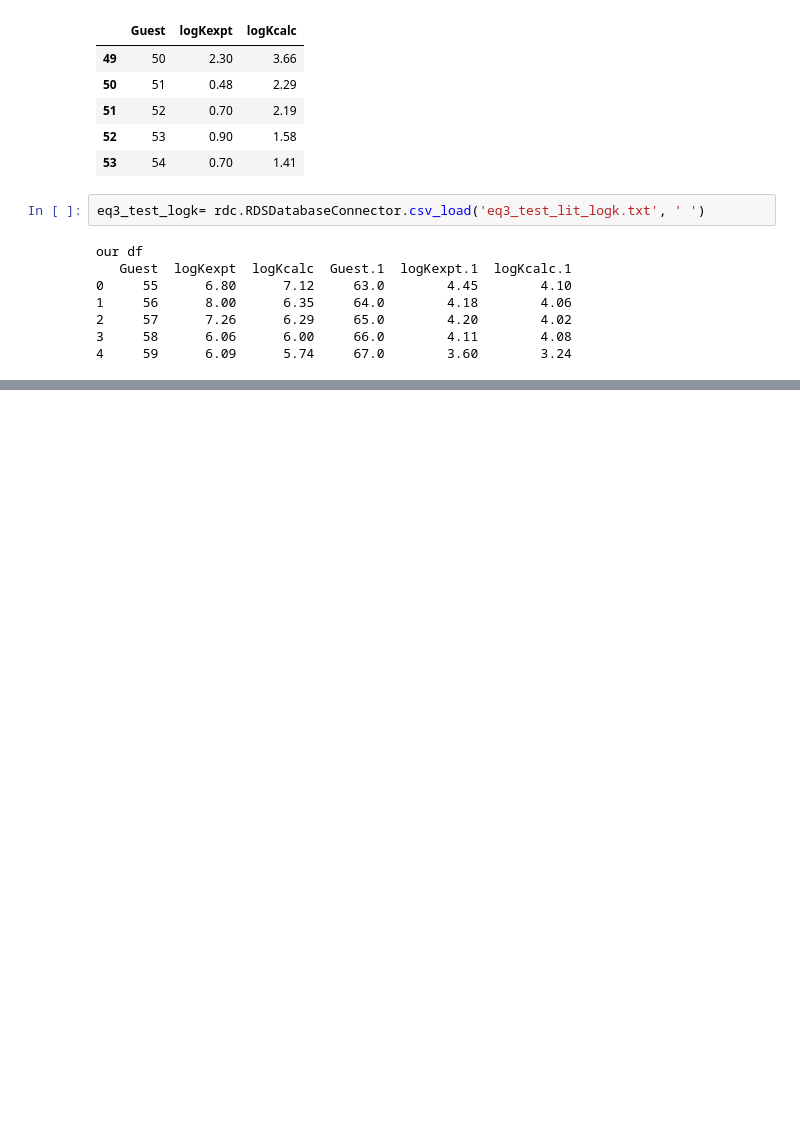
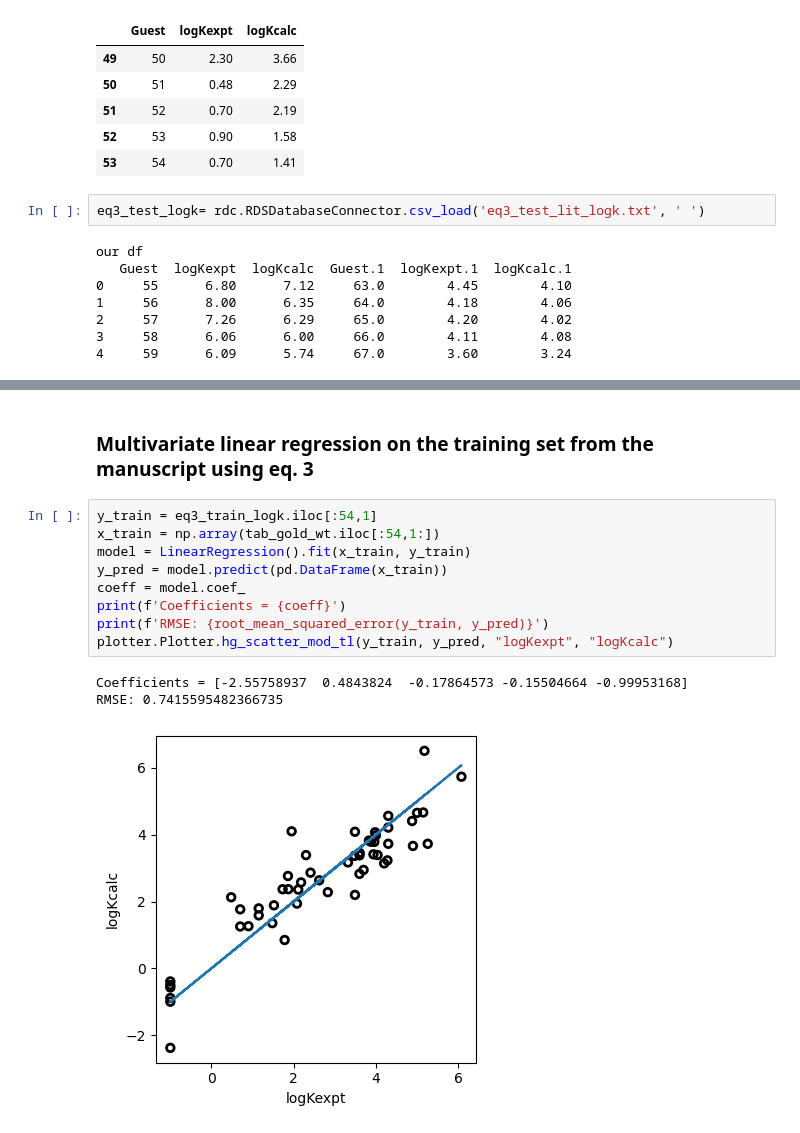
Before and after one commit to drsimonturega/vs_supra_rep, a Jupyter notebook: vs_supra_rep_001.ipynb, the cells around one changed output, grey strips where cells are left out. Drawn from its saved outputs; the diff is of its cells as text; blank space fills up the shorter version.

```diff
--- a/vs_supra_rep_001.ipynb
+++ b/vs_supra_rep_001.ipynb
@@ -159,0 +181,15 @@ print(eq3_test_logk)
+# %% [markdown]
+### Multivariate linear regression on the training set from the manuscript using eq. 3
+# %%
+y_train = eq3_train_logk.iloc[:54,1]
+x_train = np.array(tab_gold_wt.iloc[:54,1:])
+model = LinearRegression().fit(x_train, y_train)
+y_pred = model.predict(pd.DataFrame(x_train))
+coeff = model.coef_
+print(f'Coefficients = {coeff}')
+print(f'RMSE: {root_mean_squared_error(y_train, y_pred)}')
+plotter.Plotter.hg_scatter_mod_tl(y_train, y_pred, "logKexpt", "logKcalc")
+# %% [output]
+Coefficients = [-2.55758937  0.4843824  -0.17864573 -0.15504664 -0.99953168]
+RMSE: 0.7415595482366735
+[figure, added]
```
Also changed, not shown: parts of 22 cells of this notebook, 1 other file.
